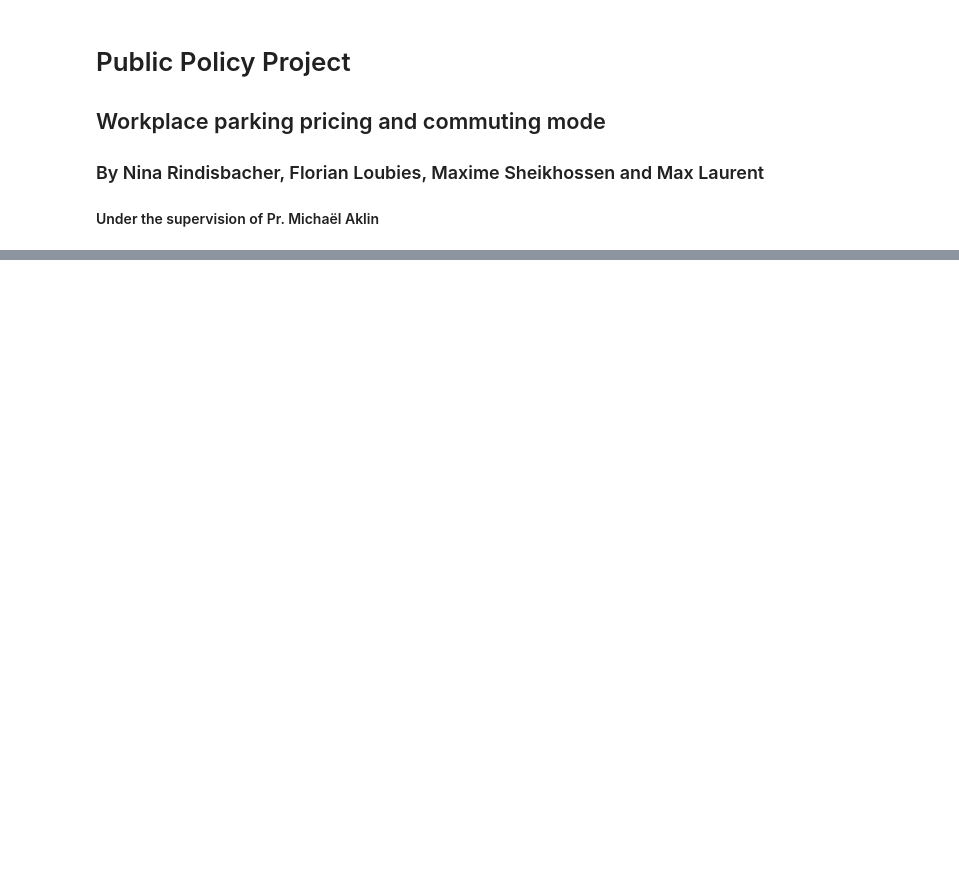
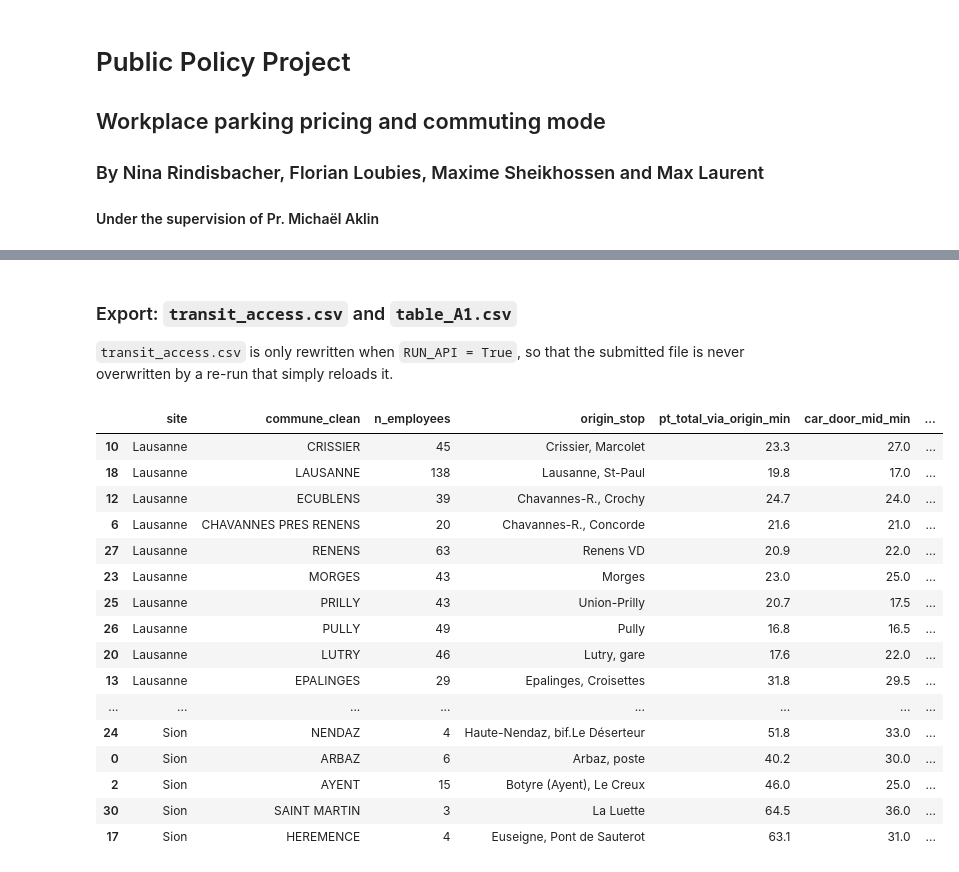
Before and after one commit to Mxlrt69/Public_Policy_Project, a Jupyter notebook: full_notebook.ipynb, the cells around one changed output, grey strips where cells are left out. Drawn from its saved outputs; the diff is of its cells as text; code cells hidden in the pictures; blank space fills up the shorter version.

```diff
--- a/full_notebook.ipynb
+++ b/full_notebook.ipynb
@@ -70,0 +656,2 @@ $$\log(\text{car\_days\_week}) = b \cdot \log(\text{fee}) + \text{controls} + \l
+# %%
+RUN_API = True   # True = recompute from the APIs (internet needed); False = load transit_access.csv
@@ -70,0 +767,66 @@ $$\log(\text{car\_days\_week}) = b \cdot \log(\text{fee}) + \text{controls} + \l
+# %%
+fa = pd.to_datetime(ta.first_arrival, format="%H:%M")
+first_min = fa.dt.hour * 60 + fa.dt.minute
+z = lambda s: (s - s.mean()) / s.std()
+index = lambda ratio: (z(-ratio) + z(np.log1p(ta.n_departures_6_9)) + z(-first_min)) / 3
+ta["transit_index"] = index(ta.ratio_pt_car_mid).round(3)       # higher = better PT access
+
+
+def terciles(g):
+    """3 groups of about 1/3 of the employees each, within one site."""
+    g = g.sort_values("transit_index")
+    position = (g.n_employees.cumsum() - g.n_employees / 2) / g.n_employees.sum()
+    return pd.cut(position, [0, 1 / 3, 2 / 3, 1], labels=["1_low", "2_medium", "3_high"]).astype(str)
+
+
+ta["transit_group"] = pd.concat([terciles(g) for _, g in ta.groupby("site")])
+# %% [markdown]
+### Export: `transit_access.csv` and `table_A1.csv`
+
+`transit_access.csv` is only rewritten when `RUN_API = True`, so that the submitted file is never overwritten by a re-run that simply reloads it.
+# %%
+ta["source"] = (f"Timetables: transport.opendata.ch (official SBB timetables), Thursday {REF_DATE}. "
+                "Dwellings: RegBL via api3.geo.admin.ch. Communes: swisstopo. "
+                "Car times: Google Maps, arrival 08:00 on a Thursday.")
+ta["coding_notes"] = (
+    "Selected stop = served stop (>=1 departure 06-09h) that minimises the average walk from all "
+    "RegBL dwellings of the locality (straight line x1.3, 75 m/min, weighted by number of dwellings) + "
+    "the fastest PT trip arriving 07:30-08:00; tie (<1 min) -> shortest walk. Candidates: "
+    "stops close to the centre and to the centre of each quarter of the locality + main stop. "
+    "Lausanne, Bramois, Salins: dwellings selected by the employees' postcode (1004, 1967, 1991). "
+    "Destination: main station of the site. Services introduced after 2025 excluded "
+    "(line 9 at Renens/Crissier, line 54, tram T1). Car: middle of the Google range + 5 min "
+    "(parking + walking); ratio_pt_car_high = using the upper bound. "
+    "transit_index = mean of the z-scores of (-PT/car ratio, log(1+departures 06-09h), -first "
+    "arrival). transit_group = terciles of the index weighted by employees, computed within each site. "
+    "Raw-data corrections: 'Savieze' -> SAVIESE; Salins postcode 1994 (= Aproz) -> 1991."
+)
+
+ta = ta.drop(columns="mean_distance_km", errors="ignore")
+if RUN_API:
+    ta.to_csv("transit_access.csv", index=False, encoding="utf-8-sig")
+
+a1 = ta.sort_values(["site", "transit_index"], ascending=[True, False])[
+    ["site", "commune_clean", "n_employees", "origin_stop", "pt_total_via_origin_min", "car_door_mid_min",
+     "ratio_pt_car_mid", "n_departures_6_9", "first_arrival", "transit_index", "transit_group"]]
+a1.to_csv("table_A1.csv", index=False, encoding="utf-8-sig")
+
+a1
+# %% [output]
+|  | site | commune_clean | n_employees | origin_stop | pt_total_via_origin_min | car_door_mid_min | ... |
+| 10 | Lausanne | CRISSIER | 45 | Crissier, Marcolet | 23.3 | 27.0 | ... |
+| 18 | Lausanne | LAUSANNE | 138 | Lausanne, St-Paul | 19.8 | 17.0 | ... |
+| 12 | Lausanne | ECUBLENS | 39 | Chavannes-R., Crochy | 24.7 | 24.0 | ... |
+| 6 | Lausanne | CHAVANNES PRES RENENS | 20 | Chavannes-R., Concorde | 21.6 | 21.0 | ... |
+| 27 | Lausanne | RENENS | 63 | Renens VD | 20.9 | 22.0 | ... |
+| 23 | Lausanne | MORGES | 43 | Morges | 23.0 | 25.0 | ... |
+| 25 | Lausanne | PRILLY | 43 | Union-Prilly | 20.7 | 17.5 | ... |
+| 26 | Lausanne | PULLY | 49 | Pully | 16.8 | 16.5 | ... |
+| 20 | Lausanne | LUTRY | 46 | Lutry, gare | 17.6 | 22.0 | ... |
+| 13 | Lausanne | EPALINGES | 29 | Epalinges, Croisettes | 31.8 | 29.5 | ... |
+| ... | ... | ... | ... | ... | ... | ... | ... |
+| 24 | Sion | NENDAZ | 4 | Haute-Nendaz, bif.Le Déserteur | 51.8 | 33.0 | ... |
+| 0 | Sion | ARBAZ | 6 | Arbaz, poste | 40.2 | 30.0 | ... |
+| 2 | Sion | AYENT | 15 | Botyre (Ayent), Le Creux | 46.0 | 25.0 | ... |
+| 30 | Sion | SAINT MARTIN | 3 | La Luette | 64.5 | 36.0 | ... |
+| 17 | Sion | HEREMENCE | 4 | Euseigne, Pont de Sauterot | 63.1 | 31.0 | ... |
```
Also changed, not shown: parts of 43 cells of this notebook, 1 other file.
